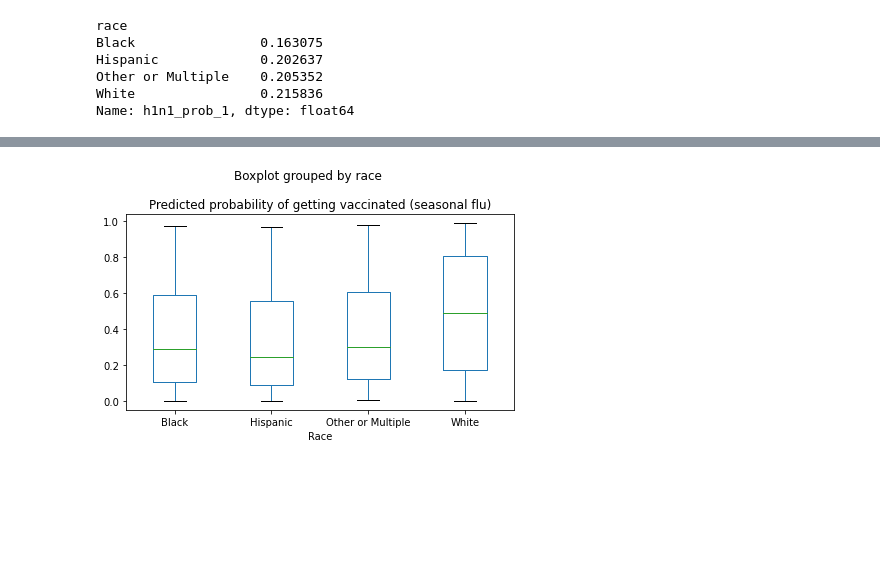
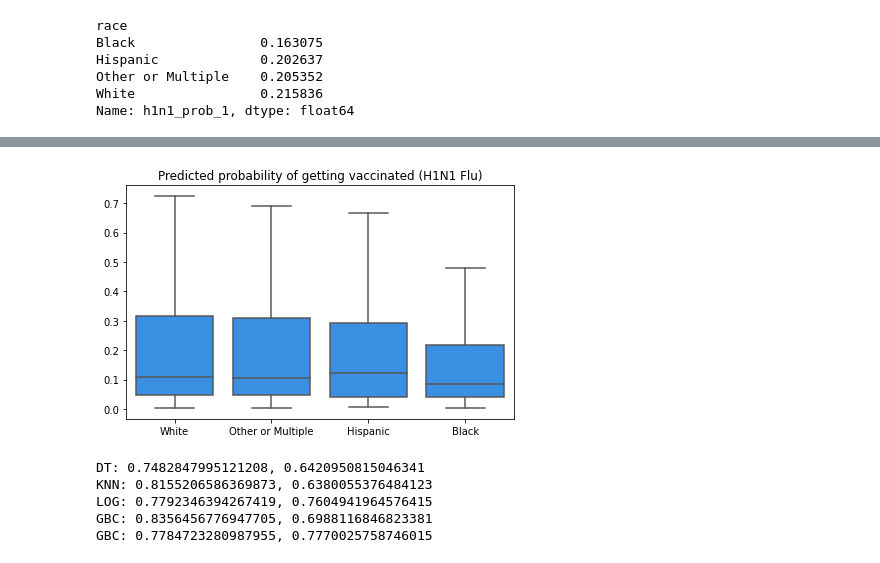
Before and after one commit to AMcqueen1980/H1N1Project, a Jupyter notebook: Emiko/CleanPipeline-Models-EN.ipynb, the cells around one changed output, grey strips where cells are left out. Cells and saved outputs as stored; diff of their text form; code cells hidden in the pictures; blank space fills up the shorter version.

```diff
--- a/Emiko/CleanPipeline-Models-EN.ipynb
+++ b/Emiko/CleanPipeline-Models-EN.ipynb
@@ -101,13 +123,12 @@ nb_list_for_ohe = ['h1n1_concern', 'h1n1_knowledge', 'opinion_h1n1_vacc_effectiv
 ohe = OneHotEncoder(drop='first', sparse=False)
 
 def fit_trans_ohe(X_dataframe, columns):
-
     dums = ohe.fit_transform(X_dataframe[columns])
     dums_df = pd.DataFrame(dums,
                        columns=ohe.get_feature_names(),
                        index=X_dataframe.index)
-    df_cat_dropped = X_dataframe.drop(cat_col_list, axis = 1)
-    dums_df_concated = pd.concat([df_cat_dropped, dums_df], axis=1)
+    df_cols_dropped = X_dataframe.drop(columns, axis = 1)
+    dums_df_concated = pd.concat([df_cols_dropped, dums_df], axis=1)
     return dums_df_concated
 
 #We should end up with a fitted ohe instance called 'ohe'
@@ -146,8 +167,8 @@ def trans_ohe(X_dataframe, columns):
     dums_df = pd.DataFrame(dums,
                        columns=ohe.get_feature_names(),
                        index=X_dataframe.index)
-    df_cat_dropped = X_dataframe.drop(cat_col_list, axis = 1)
-    dums_df_concated = pd.concat([df_cat_dropped, dums_df], axis=1)
+    df_cols_dropped = X_dataframe.drop(columns, axis = 1)
+    dums_df_concated = pd.concat([df_cols_dropped, dums_df], axis=1)
     return dums_df_concated
 # %%
 X_test_ohe = trans_ohe(X_test, cat_col_list+nb_list_for_ohe)
@@ -510,12 +651,56 @@ plt.tight_layout();
 # %%
 
-df.boxplot(column='seasonal_prob_1', by ='race', showfliers = False)
-
-plt.title('Predicted probability of getting vaccinated (seasonal flu)')
+#df.boxplot(column='seasonal_prob_1', by ='race', showfliers = False)
 
 
-plt.xlabel('Race')
+sns.boxplot(x="race", y="h1n1_prob_1",
+                 data=df, color="dodgerblue" , showfliers = False)
+
+#plt.title('Predicted probability of getting vaccinated (seasonal flu)')
+plt.title('Predicted probability of getting vaccinated (H1N1 Flu)')
+plt.ylabel('')
+plt.xlabel('')
 plt.grid(False)
 plt.tight_layout();
 # %% [output]
-[figure, old version]
+[figure, new version]
+# %%
+# Accuracy Score
+
+# H1N1
+
+# DT
+ac_dt_h1 = accuracy_score(y_test.h1n1_vaccine, dt_f.predict(X_test_imputed))
+bac_dt_h1 = balanced_accuracy_score(y_test.h1n1_vaccine, dt_f.predict(X_test_imputed))
+
+
+# KNN
+ac_knn_h1 = accuracy_score(y_test.h1n1_vaccine, knn_f_h1.predict(X_test_imputed))
+bac_knn_h1 = balanced_accuracy_score(y_test.h1n1_vaccine, knn_f_h1.predict(X_test_imputed))
+
+
+# Log
+ac_log_h1 = accuracy_score(y_test.h1n1_vaccine, log_f_h1.predict(X_test_imputed))
+bac_log_h1 = balanced_accuracy_score(y_test.h1n1_vaccine, log_f_h1.predict(X_test_imputed))
+
+
+# GBC
+ac_gbc_h1 = accuracy_score(y_test.h1n1_vaccine, gbc_f_h1.predict(X_test_imputed))
+bac_gbc_h1 = balanced_accuracy_score(y_test.h1n1_vaccine, gbc_f_h1.predict(X_test_imputed))
+
+print(f'DT: {ac_dt_h1}, {bac_dt_h1}')
+print(f'KNN: {ac_knn_h1}, {bac_knn_h1}')
+print(f'LOG: {ac_log_h1}, {bac_log_h1}')
+print(f'GBC: {ac_gbc_h1}, {bac_gbc_h1}')
+
+
+# GBC
+ac_gbc_s = accuracy_score(y_test.seasonal_vaccine, gbc_f_s.predict(X_test_imputed))
+bac_gbc_s = balanced_accuracy_score(y_test.seasonal_vaccine, gbc_f_s.predict(X_test_imputed))
+print(f'GBC: {ac_gbc_s}, {bac_gbc_s}')
+# %% [output]
+DT: 0.7482847995121208, 0.6420950815046341
+KNN: 0.8155206586369873, 0.6380055376484123
+LOG: 0.7792346394267419, 0.7604941964576415
+GBC: 0.8356456776947705, 0.6988116846823381
+GBC: 0.7784723280987955, 0.7770025758746015
```
Also changed, not shown: parts of 16 cells of this notebook, 3 other files.
